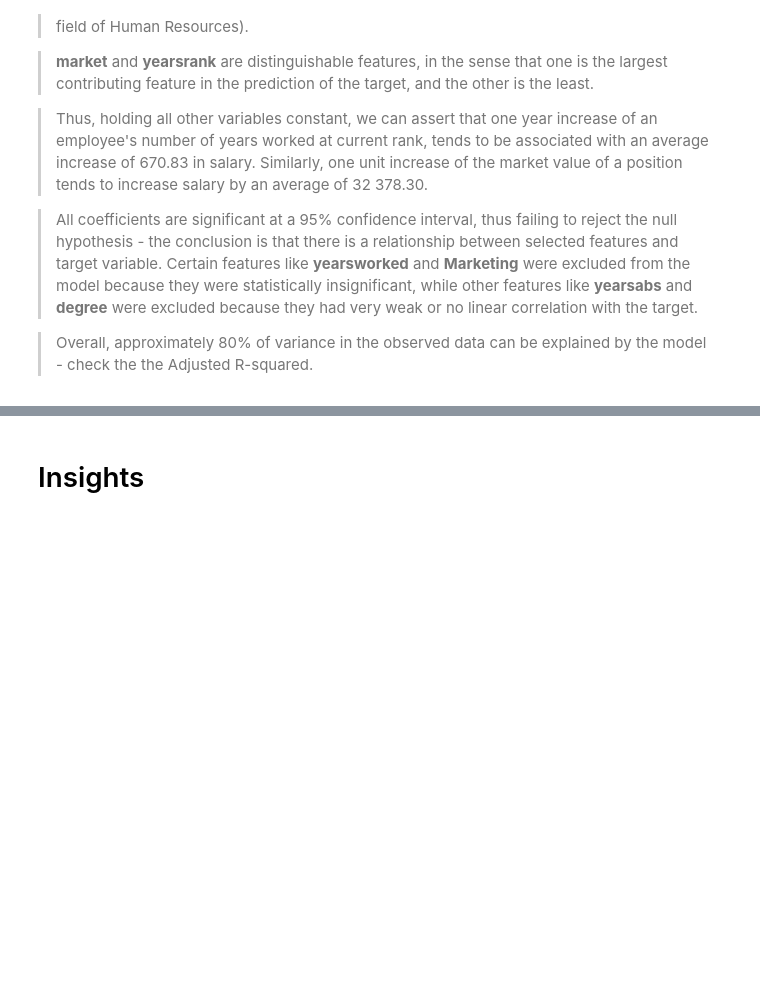
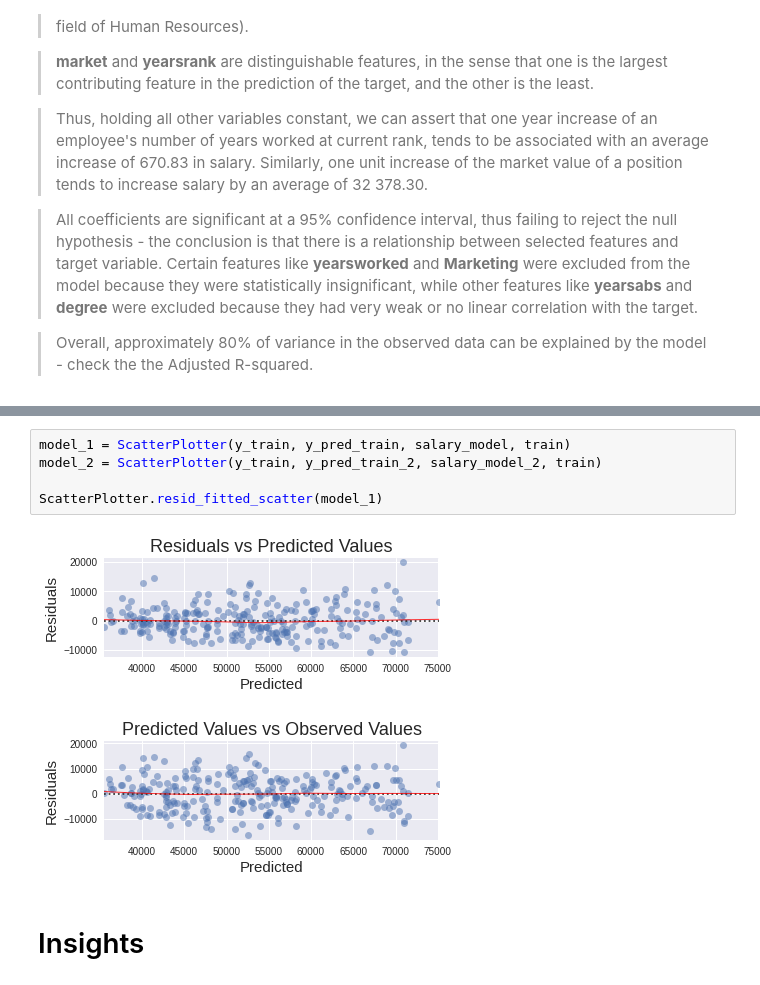
Before and after one commit to Shalom91/MultipleReg, a Jupyter notebook: multiple_regression.ipynb, the cells around one changed output, grey strips where cells are left out. Drawn from its saved outputs; the diff is of its cells as text; blank space fills up the shorter version.

```diff
--- a/multiple_regression.ipynb
+++ b/multiple_regression.ipynb
@@ -210,3 +176,11 @@ MIN_resid:  -10911.17 MAX_resid:  19914.38 MEAN_resid:  0.0
+# %%
+model_1 = ScatterPlotter(y_train, y_pred_train, salary_model, train)
+model_2 = ScatterPlotter(y_train, y_pred_train_2, salary_model_2, train)
+
+ScatterPlotter.resid_fitted_scatter(model_1)
+# %% [output]
+[figure, added]
+[figure, added]
 # %% [markdown]
 # Insights
 # %% [markdown]
```
Also changed, not shown: parts of 5 cells of this notebook, 3 other files.
